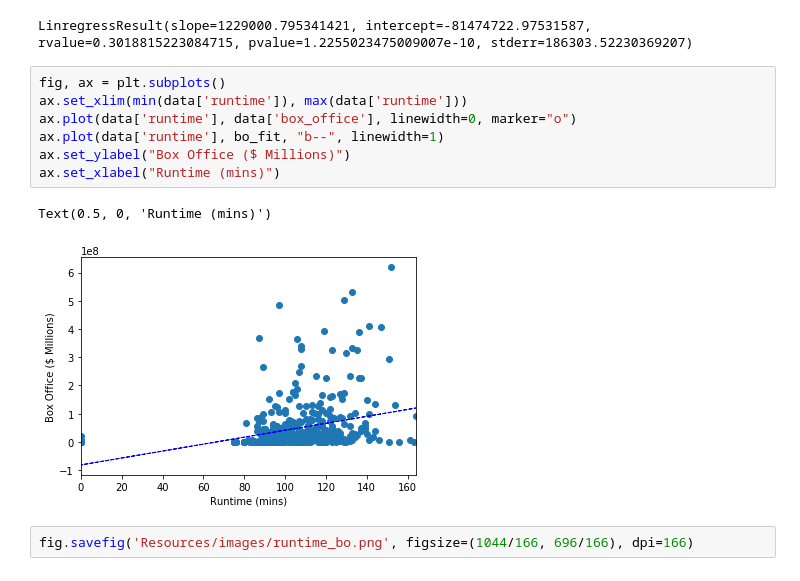
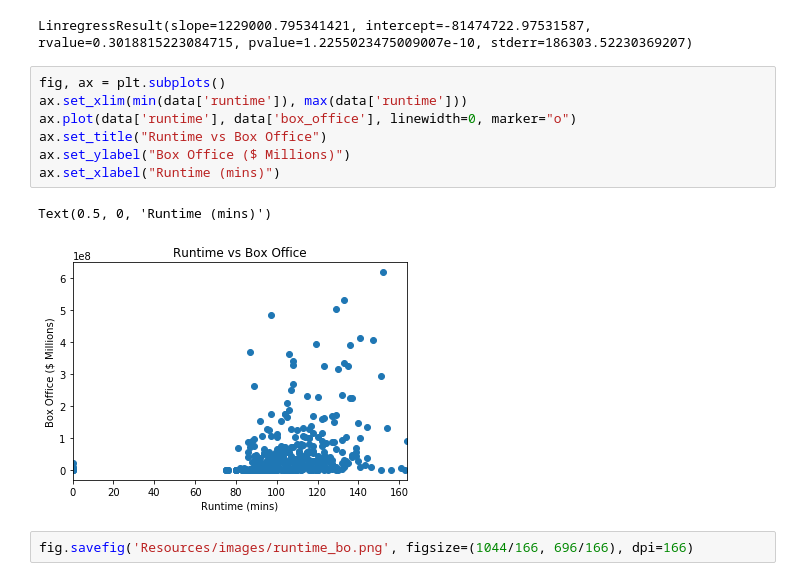
Before and after one commit to rebeca-lamas/machine-learning-project, a Jupyter notebook: multi-linear-regression-model.ipynb, the cells around one changed output. Drawn from its saved outputs; the diff is of its cells as text.

```diff
--- a/multi-linear-regression-model.ipynb
+++ b/multi-linear-regression-model.ipynb
@@ -98,13 +98,13 @@ LinregressResult(slope=1229000.795341421, intercept=-81474722.97531587, rvalue=0
 # %%
 fig, ax = plt.subplots()
 ax.set_xlim(min(data['runtime']), max(data['runtime']))
 ax.plot(data['runtime'], data['box_office'], linewidth=0, marker="o")
-ax.plot(data['runtime'], bo_fit, "b--", linewidth=1)
+ax.set_title("Runtime vs Box Office")
 ax.set_ylabel("Box Office ($ Millions)")
 ax.set_xlabel("Runtime (mins)")
 # %% [output]
 Text(0.5, 0, 'Runtime (mins)')
-[figure, old version]
+[figure, new version]
 # %%
 fig.savefig('Resources/images/runtime_bo.png', figsize=(1044/166, 696/166), dpi=166)
 # %%
```
Also changed, not shown: parts of 6 cells of this notebook, 6 other files.
